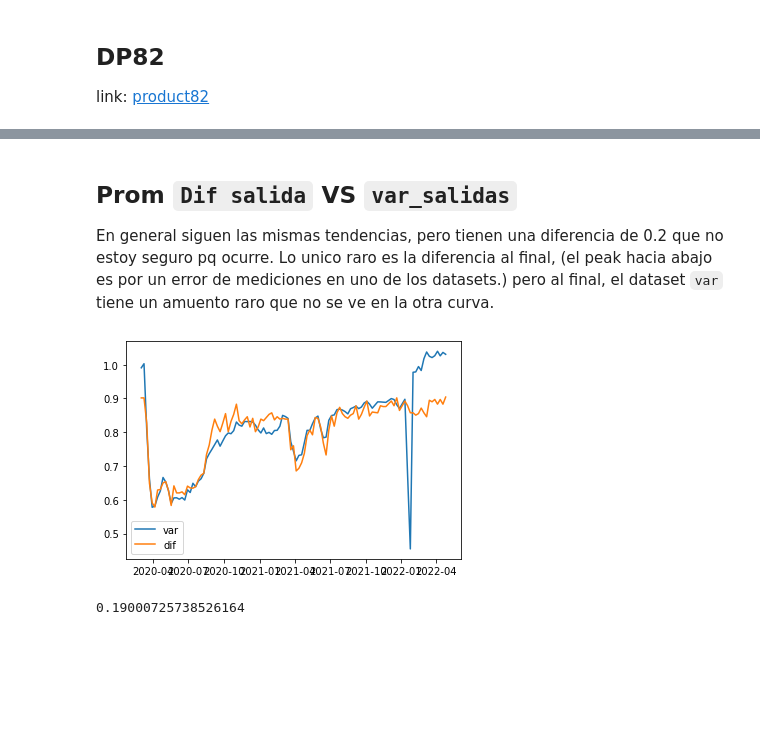
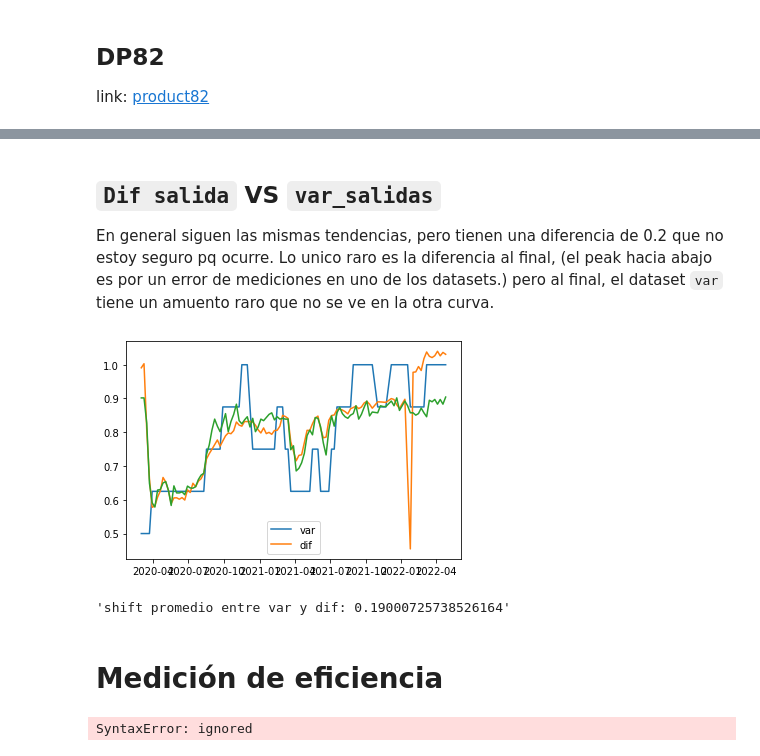
Before and after one commit to tanaxer01/mov-in-covid, a Jupyter notebook: index_calcs.ipynb, the cells around one changed output, grey strips where cells are left out. Cells and saved outputs as stored; diff of their text form; code cells hidden in the pictures; blank space fills up the shorter version.

```diff
--- a/index_calcs.ipynb
+++ b/index_calcs.ipynb
@@ -64,4 +69,9 @@ df_weeks = df_weeks[ df_weeks['region'] == 13 ].drop(columns=['region'])
 df_weeks = df_weeks[ df_weeks["fecha_inicio"].isin(df_difs["Fecha"]) ]
 
 # [!] Fill pasos
-df_weeks["paso"] = df_weeks["paso"].fillna(method="bfill")
+df_weeks["paso"] = df_weeks["paso"].fillna(method="ffill")
+
+# DF pasos
+df_pasos = df_weeks.pivot_table(values='paso', index='fecha_inicio', columns='nom_comuna')
+
+df_weeks.head(1)
@@ -68,21 +81,38 @@ df_weeks["paso"] = df_weeks["paso"].fillna(method="bfill")
 # %% [markdown]
-## Prom `Dif salida` VS `var_salidas`
+## `Dif salida` VS `var_salidas`
 En general siguen las mismas tendencias, pero tienen una diferencia de 0.2 que no estoy seguro pq ocurre.
 Lo unico raro es la diferencia al final, (el peak hacia abajo es por un error de mediciones en uno de los datasets.) pero al final, el dataset `var` tiene un amuento raro que no se ve en la otra curva.
 # %%
-dif = df_salidas["Santiago"]
-var = df_weeks[ df_weeks["nom_comuna"] == "SANTIAGO" ].set_index("fecha_inicio")["var_salidas"]
+dif  = df_salidas["Santiago"]
+var  = df_weeks[ df_weeks["nom_comuna"] == "SANTIAGO" ].set_index("fecha_inicio")
+
+var_salidas = var["var_salidas"]
+paso = var["paso"]
 
 plt.figure()
 
-#plt.plot(temp["paso"] / 8 + 0.5)
-plt.plot(var)
+plt.plot(paso / 8 + 0.5)
+plt.plot(var_salidas)
 plt.plot(dif - 0.2)
 
 plt.legend(["var", "dif"])
 plt.show()
 
-(dif - var).mean()
+f"shift promedio entre var y dif: {(dif - var_salidas).mean()}"
 # %% [output]
-[figure, old version]
+[figure, new version]
-0.19000725738526164
+'shift promedio entre var y dif: 0.19000725738526164'
+# %% [markdown]
+# Medición de eficiencia
+# %%
+prev =
+for week, comunas in df_weeks.groupby('semana'):
+  if prev == comunas:
+    prev = comunas
+    continue
+  display(prev)
+  #print(prev, end=" ")
+
+  break
+# %% [output]
+SyntaxError: ignored
```
Also changed, not shown: parts of 2 cells of this notebook.
